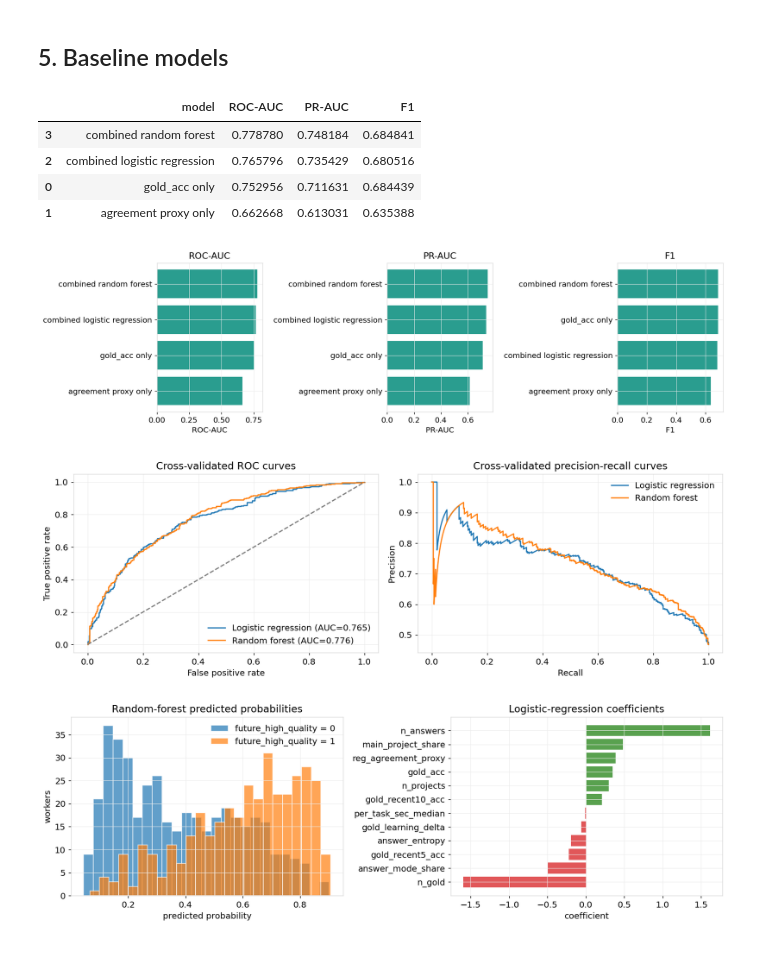
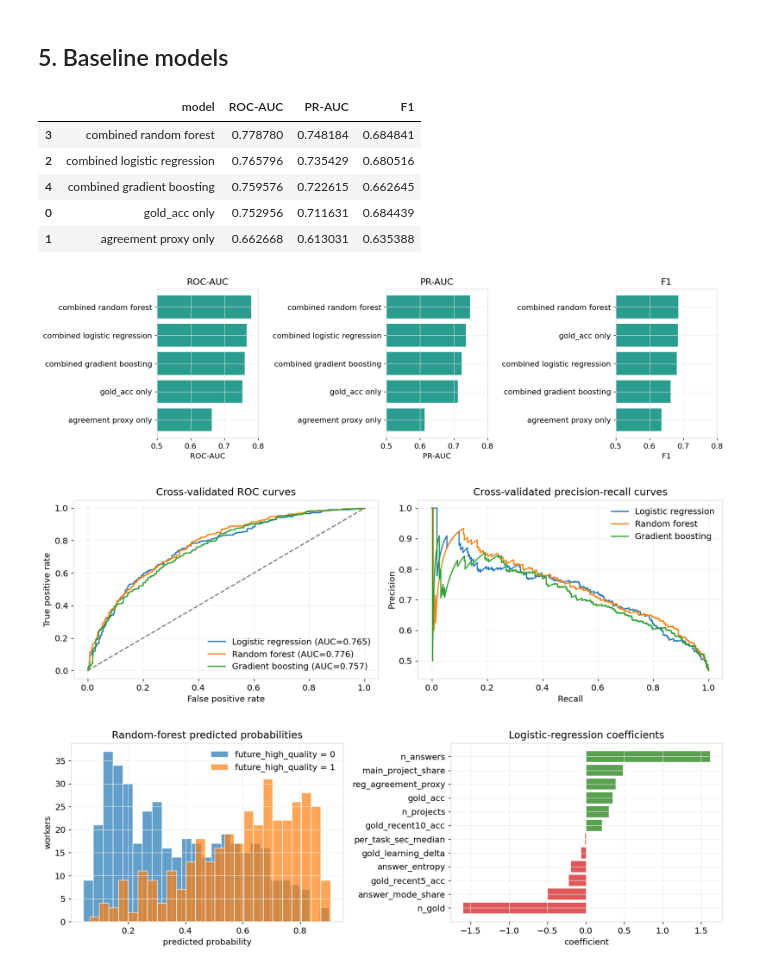
Before and after one commit to alpchelnikov/master-thesis-crowdsourcing-quality, a Jupyter notebook: notebooks/02_Feature_Engineering_and_Baseline.ipynb, the cells around one changed output. Cells and saved outputs as stored; diff of their text form; code cells hidden in the pictures.

```diff
--- a/notebooks/02_Feature_Engineering_and_Baseline.ipynb
+++ b/notebooks/02_Feature_Engineering_and_Baseline.ipynb
@@ -578,7 +578,7 @@ rf = Pipeline([
 lgbm_clf = Pipeline([
     ("imputer", SimpleImputer(strategy="median")),
     ("clf", LGBMClassifier(
-        n_estimators=200, max_depth=4, learning_rate=0.05, random_state=42
+        n_estimators=200, max_depth=4, learning_rate=0.05, random_state=42, verbose=-1
     )),
 ])
 # %%
@@ -613,22 +613,24 @@ baseline_results
 |  | model | ROC-AUC | PR-AUC | F1 |
 | 3 | combined random forest | 0.778780 | 0.748184 | 0.684841 |
 | 2 | combined logistic regression | 0.765796 | 0.735429 | 0.680516 |
+| 4 | combined gradient boosting | 0.759576 | 0.722615 | 0.662645 |
 | 0 | gold_acc only | 0.752956 | 0.711631 | 0.684439 |
 | 1 | agreement proxy only | 0.662668 | 0.613031 | 0.635388 |
 # %%
 fig, axes = plt.subplots(1, 3, figsize=(14, 4))
 
 for ax, metric in zip(axes, ["ROC-AUC", "PR-AUC", "F1"]):
     tmp = baseline_results.sort_values(metric)
     ax.barh(tmp["model"], tmp[metric], color=C["teal"])
     ax.set_title(metric)
     ax.set_xlabel(metric)
     ax.set_ylabel("")
+    ax.set_xlim(0.5, 0.8)
 
 plt.tight_layout()
 plt.show()
 # %% [output]
-[figure, old version]
+[figure, new version]
 # %%
 from sklearn.model_selection import cross_val_predict
 from sklearn.metrics import roc_curve, precision_recall_curve, auc
@@ -671,7 +673,7 @@ axes[1].legend()
 plt.tight_layout()
 plt.show()
 # %% [output]
-[figure, old version]
+[figure, new version]
 # %%
 fig, axes = plt.subplots(1, 2, figsize=(12.5, 4.2))
 
```
Also changed, not shown: parts of 4 cells of this notebook.
